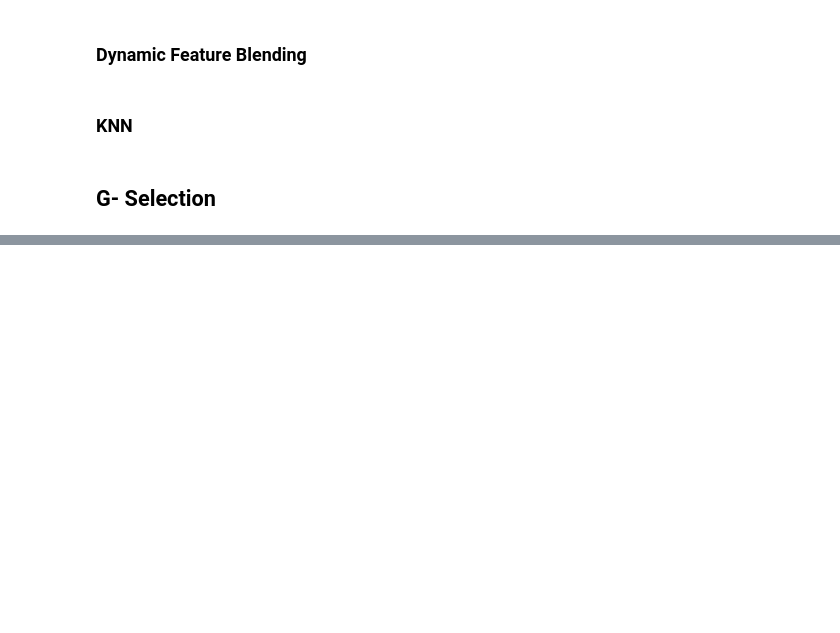
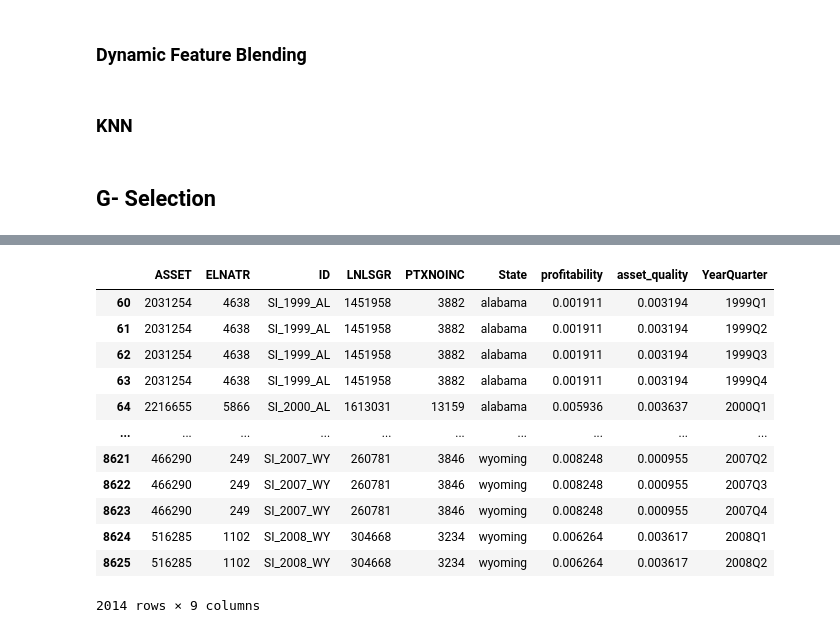
Before and after one commit to DMChakrabarti013/macro_matrics, a Jupyter notebook: preprocessing.ipynb, the cells around one changed output, grey strips where cells are left out. Saved outputs shown, nothing was run; the diff lists cells and outputs as text; code cells hidden in the pictures; blank space fills up the shorter version.

```diff
--- a/code.ipynb
+++ b/preprocessing.ipynb
@@ -1056,0 +1096,10 @@ print(pca_df.head())
+# %%
+# 1) Remove the space so "1999 Q1" → "1999Q1"
+bank_df_quarterly["YearQuarter"] = bank_df_quarterly["YearQuarter"].str.replace(" Q", "Q", regex=False)
+
+# 2) Convert to a PeriodIndex with quarterly frequency
+bank_df_quarterly["YearQuarter"] = pd.PeriodIndex(bank_df_quarterly["YearQuarter"], freq="Q")
+
+# Optional: verify the result
+print(bank_df_quarterly["YearQuarter"].dtype)
+print(bank_df_quarterly.head(5))
@@ -1056,0 +1121,30 @@ print(pca_df.head())
+# %%
+common_start = pd.Period("1999Q1", freq="Q")
+common_end   = pd.Period("2008Q2", freq="Q")
+
+bank_df_quarterly_filtered = bank_df_quarterly[
+    (bank_df_quarterly["YearQuarter"] >= common_start) &
+    (bank_df_quarterly["YearQuarter"] <= common_end)
+].copy()
+
+# -------------------------------
+# Step 2: Process State Names in Bank Data
+# -------------------------------
+bank_df_quarterly_filtered["STNAME"] = bank_df_quarterly_filtered["STNAME"].str.lower().str.strip()
+bank_df_quarterly_filtered.rename(columns={"STNAME": "State"}, inplace=True)
+
+bank_df_quarterly_filtered
+# %% [output]
+|  | ASSET | ELNATR | ID | LNLSGR | PTXNOINC | State | profitability | asset_quality | YearQuarter |
+| 60 | 2031254 | 4638 | SI_1999_AL | 1451958 | 3882 | alabama | 0.001911 | 0.003194 | 1999Q1 |
+| 61 | 2031254 | 4638 | SI_1999_AL | 1451958 | 3882 | alabama | 0.001911 | 0.003194 | 1999Q2 |
+| 62 | 2031254 | 4638 | SI_1999_AL | 1451958 | 3882 | alabama | 0.001911 | 0.003194 | 1999Q3 |
+| 63 | 2031254 | 4638 | SI_1999_AL | 1451958 | 3882 | alabama | 0.001911 | 0.003194 | 1999Q4 |
+| 64 | 2216655 | 5866 | SI_2000_AL | 1613031 | 13159 | alabama | 0.005936 | 0.003637 | 2000Q1 |
+| ... | ... | ... | ... | ... | ... | ... | ... | ... | ... |
+| 8621 | 466290 | 249 | SI_2007_WY | 260781 | 3846 | wyoming | 0.008248 | 0.000955 | 2007Q2 |
+| 8622 | 466290 | 249 | SI_2007_WY | 260781 | 3846 | wyoming | 0.008248 | 0.000955 | 2007Q3 |
+| 8623 | 466290 | 249 | SI_2007_WY | 260781 | 3846 | wyoming | 0.008248 | 0.000955 | 2007Q4 |
+| 8624 | 516285 | 1102 | SI_2008_WY | 304668 | 3234 | wyoming | 0.006264 | 0.003617 | 2008Q1 |
+| 8625 | 516285 | 1102 | SI_2008_WY | 304668 | 3234 | wyoming | 0.006264 | 0.003617 | 2008Q2 |
+2014 rows × 9 columns
```
Also changed, not shown: parts of 22 cells of this notebook, 4 other files.
